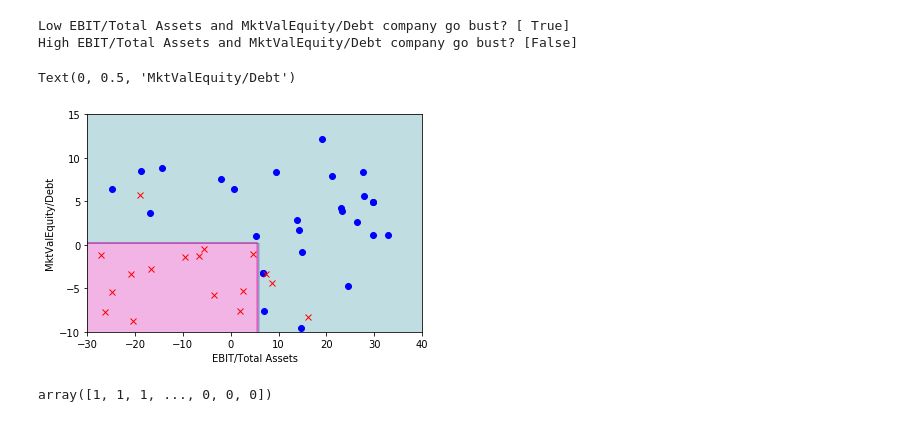
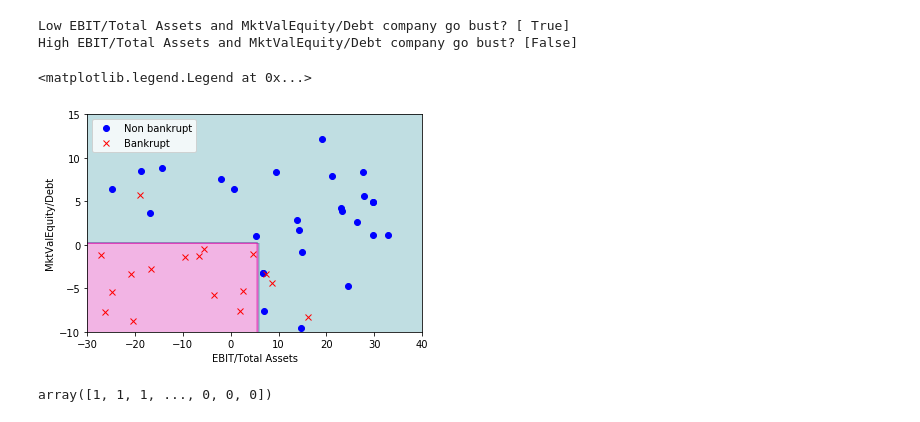
Before and after one commit to Damonlee92/Build_Your_Own_AI_Investor, a Jupyter notebook: Chapter_3_Machine_Learning_Intro/Chapter 3 - Exercise 7 - Decision Tree Classification Underfitting and Overfitting.ipynb, the cells around one changed output. Saved outputs shown, nothing was run; the diff lists cells and outputs as text; code cells hidden in the pictures.

```diff
--- a/Chapter_3_Machine_Learning_Intro/Chapter 3 - Exercise 7 - Decision Tree Classification Underfitting and Overfitting.ipynb
+++ b/Chapter_3_Machine_Learning_Intro/Chapter 3 - Exercise 7 - Decision Tree Classification Underfitting and Overfitting.ipynb
@@ -51,20 +75,21 @@ High EBIT/Total Assets and MktValEquity/Debt company go bust? [False]
 # %%
 # Contour plot.
 from matplotlib.colors import ListedColormap
 x1s = np.linspace(-30, 40, 100)
 x2s = np.linspace(-10, 15, 100)
 x1, x2 = np.meshgrid(x1s, x2s)
 X_new = np.c_[x1.ravel(), x2.ravel()]
 y_pred = tree_clf.predict(X_new).astype(int).reshape(x1.shape)
 custom_cmap = ListedColormap(['#2F939F','#D609A8'])
 plt.contourf(x1, x2, y_pred, alpha=0.3, cmap=custom_cmap)
 plt.plot(X['EBIT/Total Assets'][Y==False], X['MktValEquity/Debt'][Y==False], "bo",
          X['EBIT/Total Assets'][Y==True], X['MktValEquity/Debt'][Y==True], "rx")
 plt.xlabel('EBIT/Total Assets')
 plt.ylabel('MktValEquity/Debt')
+plt.legend(['Non bankrupt','Bankrupt'])
 # %% [output]
-Text(0, 0.5, 'MktValEquity/Debt')
+<matplotlib.legend.Legend at 0x...>
-[figure, old version]
+[figure, new version]
 # %%
 tree_clf.predict(X_new).astype(int)
 # %% [output]
```
Also changed, not shown: parts of 3 cells of this notebook, 4 other files.
